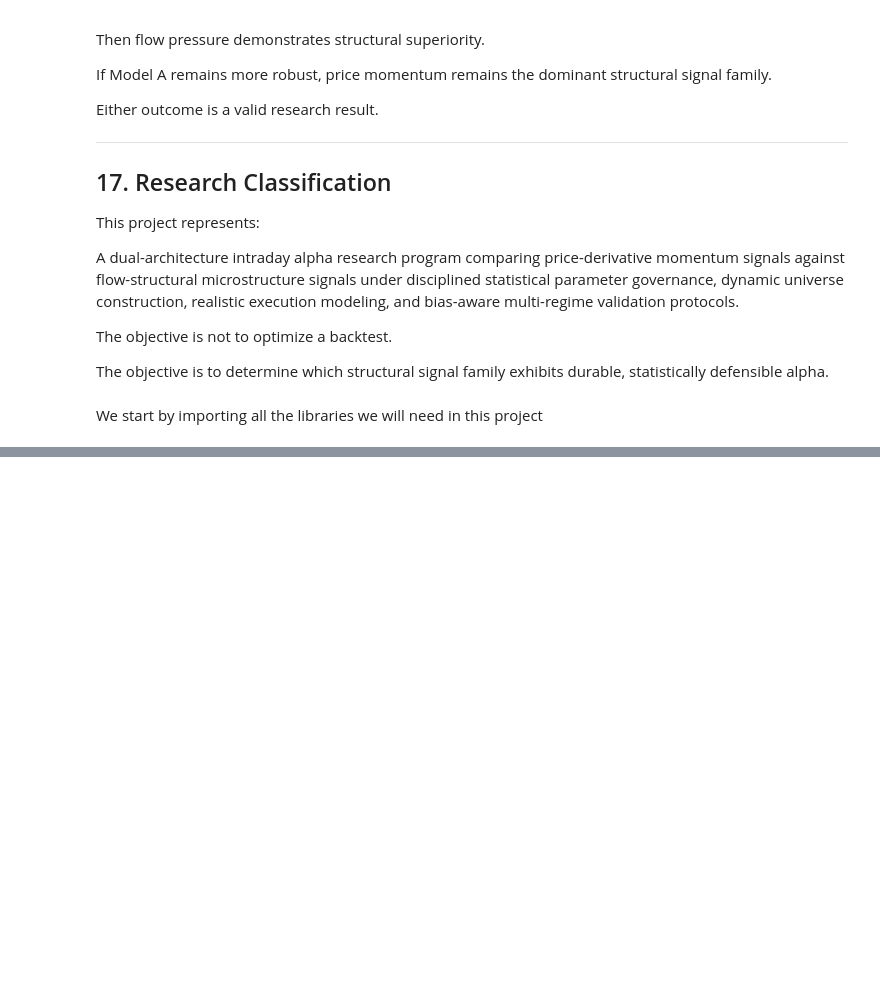
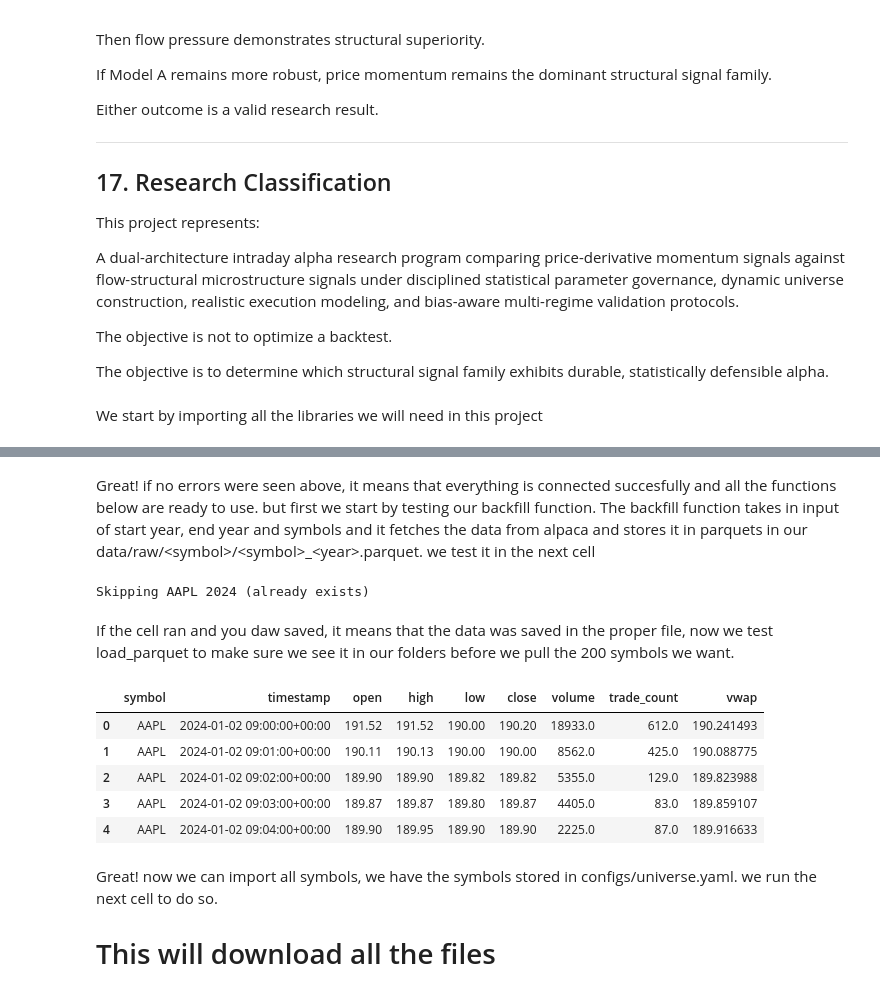
Before and after one commit to raymondchbeir/Quantitative-Finance-Projects, a Jupyter notebook: projects/regime_adaptive_alpha/Notebooks/regime_adaptive_alpha.ipynb, the cells around one changed output, grey strips where cells are left out. Drawn from its saved outputs; the diff is of its cells as text; code cells hidden in the pictures; blank space fills up the shorter version.

Commit message:
data combined together

```diff
--- a/projects/regime_adaptive_alpha/Notebooks/regime_adaptive_alpha.ipynb
+++ b/projects/regime_adaptive_alpha/Notebooks/regime_adaptive_alpha.ipynb
@@ -454,0 +475,21 @@ Last timestamp: ('NVDA', Timestamp('2025-12-03 00:00:00+0000', tz='UTC'))
+# %% [markdown]
+Great! if no errors were seen above, it means that everything is connected succesfully and all the functions below are ready to use. but first we start by testing our backfill function. The backfill function takes in input of start year, end year and symbols and it fetches the data from alpaca and stores it in parquets in our data/raw/\<symbol>/\<symbol>_\<year>.parquet. we test it in the next cell
+# %%
+run_backfill(symbols=["AAPL"], start_year=2024, end_year=2024)
+# %% [output]
+Skipping AAPL 2024 (already exists)
+# %% [markdown]
+If the cell ran and you daw saved, it means that the data was saved in the proper file, now we test load_parquet to make sure we see it in our folders before we pull the 200 symbols we want.
+# %%
+df_aapl = load_parquet("AAPL", 2024, DATA_DIR)
+df_aapl.head()
+# %% [output]
+|  | symbol | timestamp | open | high | low | close | volume | trade_count | vwap |
+| 0 | AAPL | 2024-01-02 09:00:00+00:00 | 191.52 | 191.52 | 190.00 | 190.20 | 18933.0 | 612.0 | 190.241493 |
+| 1 | AAPL | 2024-01-02 09:01:00+00:00 | 190.11 | 190.13 | 190.00 | 190.00 | 8562.0 | 425.0 | 190.088775 |
+| 2 | AAPL | 2024-01-02 09:02:00+00:00 | 189.90 | 189.90 | 189.82 | 189.82 | 5355.0 | 129.0 | 189.823988 |
+| 3 | AAPL | 2024-01-02 09:03:00+00:00 | 189.87 | 189.87 | 189.80 | 189.87 | 4405.0 | 83.0 | 189.859107 |
+| 4 | AAPL | 2024-01-02 09:04:00+00:00 | 189.90 | 189.95 | 189.90 | 189.90 | 2225.0 | 87.0 | 189.916633 |
+# %% [markdown]
+Great! now we can import all symbols, we have the symbols stored in configs/universe.yaml. we run the next cell to do so.
+# This will download all the files
```
Also changed, not shown: parts of 4 cells of this notebook, 8 other files.
